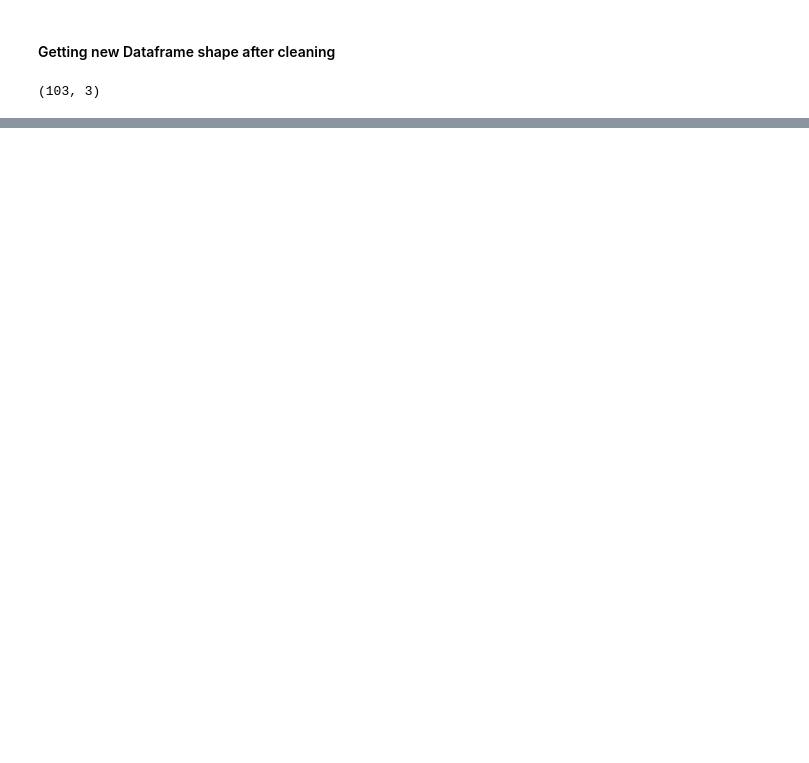
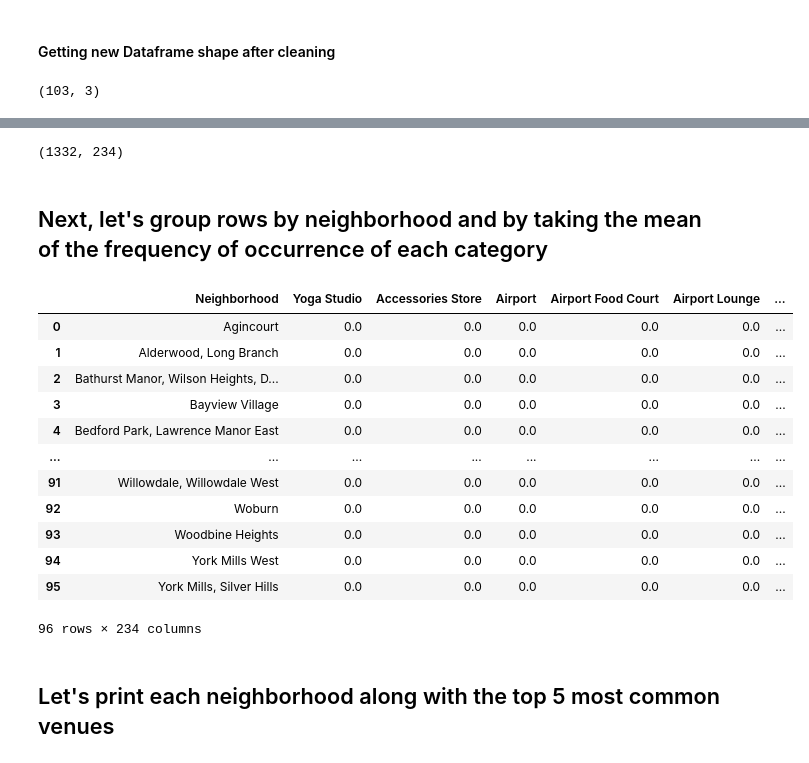
Before and after one commit to LakshmiHolla/first, a Jupyter notebook: Toronto_Neighbourhood.ipynb, the cells around one changed output, grey strips where cells are left out. Drawn from its saved outputs; the diff is of its cells as text; code cells hidden in the pictures; blank space fills up the shorter version.

```diff
--- a/Toronto_Neighbourhood.ipynb
+++ b/Toronto_Neighbourhood.ipynb
@@ -192,0 +234,20 @@ toronto_data.head()
+# %%
+# create map of Canada using latitude and longitude values
+map_canada = folium.Map(location=[latitude, longitude], zoom_start=10)
+
+# add markers to map
+for lat, lng, borough, neighborhood in zip(toronto_data['Latitude'], toronto_data['Longitude'], toronto_data['Borough'], toronto_data['Neighbourhood']):
+    label = '{}, {}'.format(neighborhood, borough)
+
+    label = folium.Popup(label, parse_html=True)
+    folium.CircleMarker(
+        [lat, lng],
+        radius=5,
+        popup=label,
+        color='blue',
+        fill=True,
+        fill_color='#3186cc',
+        fill_opacity=0.7,
+        parse_html=False).add_to(map_canada)
+
+map_canada
@@ -192,0 +296,6 @@ toronto_data.head()
+# %%
+Toronto_venues = getNearbyVenues(names=toronto_data['Neighbourhood'],
+                                   latitudes=toronto_data['Latitude'],
+                                   longitudes=toronto_data['Longitude']
+                                  )
+Toronto_venues.head()
@@ -192,0 +359,12 @@ toronto_data.head()
+# %%
+# one hot encoding
+Toronto_onehot = pd.get_dummies(Toronto_venues[['Venue Category']], prefix="", prefix_sep="")
+
+# add neighborhood column back to dataframe
+Toronto_onehot['Neighborhood'] = Toronto_venues['Neighborhood']
+
+# move neighborhood column to the first column
+fixed_columns = [Toronto_onehot.columns[-1]] + list(Toronto_onehot.columns[:-1])
+Toronto_onehot = Toronto_onehot[fixed_columns]
+
+Toronto_onehot.head()
@@ -192,0 +379,25 @@ toronto_data.head()
+# %%
+Toronto_onehot.shape
+# %% [output]
+(1332, 234)
+# %% [markdown]
+## Next, let's group rows by neighborhood and by taking the mean of the frequency of occurrence of each category
+# %%
+Toronto_grouped = Toronto_onehot.groupby('Neighborhood').mean().reset_index()
+Toronto_grouped
+# %% [output]
+|  | Neighborhood | Yoga Studio | Accessories Store | Airport | Airport Food Court | Airport Lounge | ... |
+| 0 | Agincourt | 0.0 | 0.0 | 0.0 | 0.0 | 0.0 | ... |
+| 1 | Alderwood, Long Branch | 0.0 | 0.0 | 0.0 | 0.0 | 0.0 | ... |
+| 2 | Bathurst Manor, Wilson Heights, D... | 0.0 | 0.0 | 0.0 | 0.0 | 0.0 | ... |
+| 3 | Bayview Village | 0.0 | 0.0 | 0.0 | 0.0 | 0.0 | ... |
+| 4 | Bedford Park, Lawrence Manor East | 0.0 | 0.0 | 0.0 | 0.0 | 0.0 | ... |
+| ... | ... | ... | ... | ... | ... | ... | ... |
+| 91 | Willowdale, Willowdale West | 0.0 | 0.0 | 0.0 | 0.0 | 0.0 | ... |
+| 92 | Woburn | 0.0 | 0.0 | 0.0 | 0.0 | 0.0 | ... |
+| 93 | Woodbine Heights | 0.0 | 0.0 | 0.0 | 0.0 | 0.0 | ... |
+| 94 | York Mills West | 0.0 | 0.0 | 0.0 | 0.0 | 0.0 | ... |
+| 95 | York Mills, Silver Hills | 0.0 | 0.0 | 0.0 | 0.0 | 0.0 | ... |
+96 rows × 234 columns
+# %% [markdown]
+## Let's print each neighborhood along with the top 5 most common venues
```
Also changed, not shown: parts of 42 cells of this notebook.
